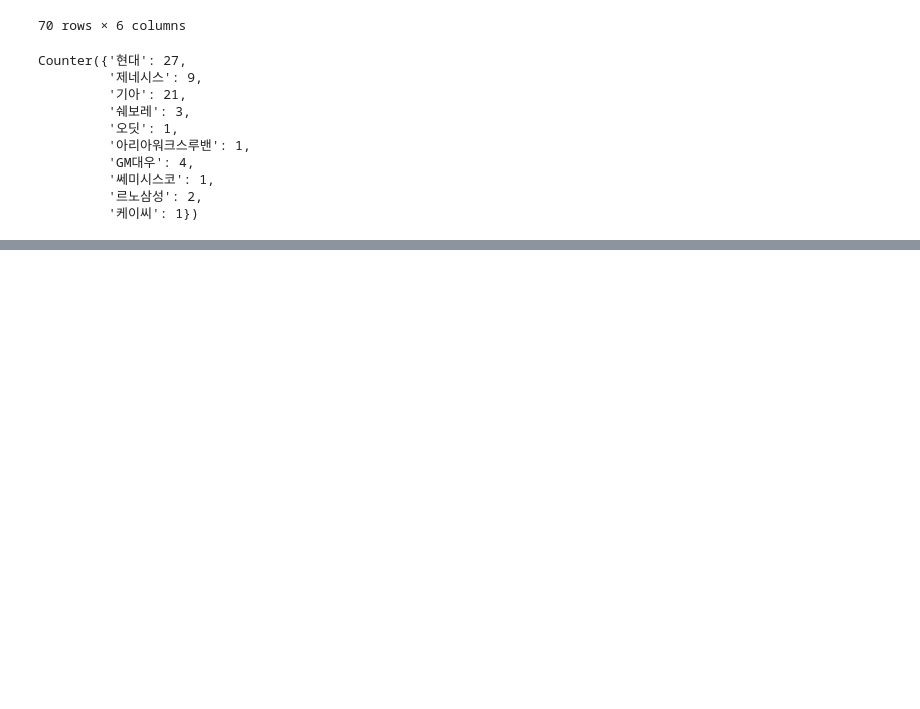
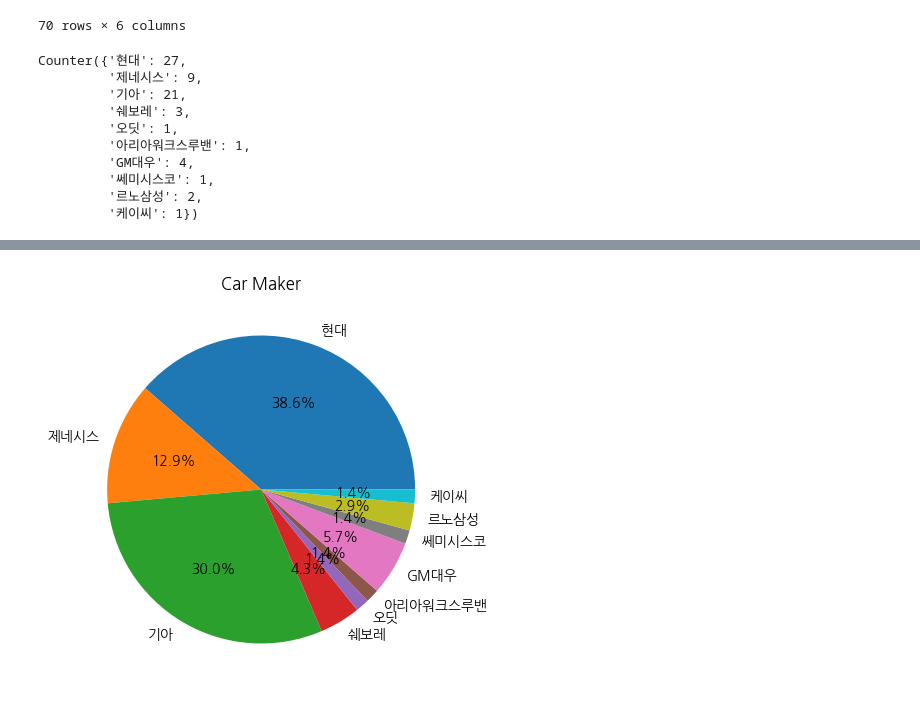
Before and after one commit to HongSeongMo/Bigdata_Analysis_Professional, a Jupyter notebook: 241017.ipynb, the cells around one changed output, grey strips where cells are left out. Cells and saved outputs as stored; diff of their text form; code cells hidden in the pictures; blank space fills up the shorter version.

```diff
--- a/241017.ipynb
+++ b/241017.ipynb
@@ -294,0 +277,7 @@ WARNING:matplotlib.font_manager:findfont: Font family 'NanumGothic' not found.
+# %%
+plt.figure(figsize=(5,5))
+plt.title('Car Maker')
+plt.pie(frequency.values(), labels=frequency.keys(), autopct='%.1f%%')
+plt.show()
+# %% [output]
+[figure, added]
```
Also changed, not shown: parts of 44 cells of this notebook.
